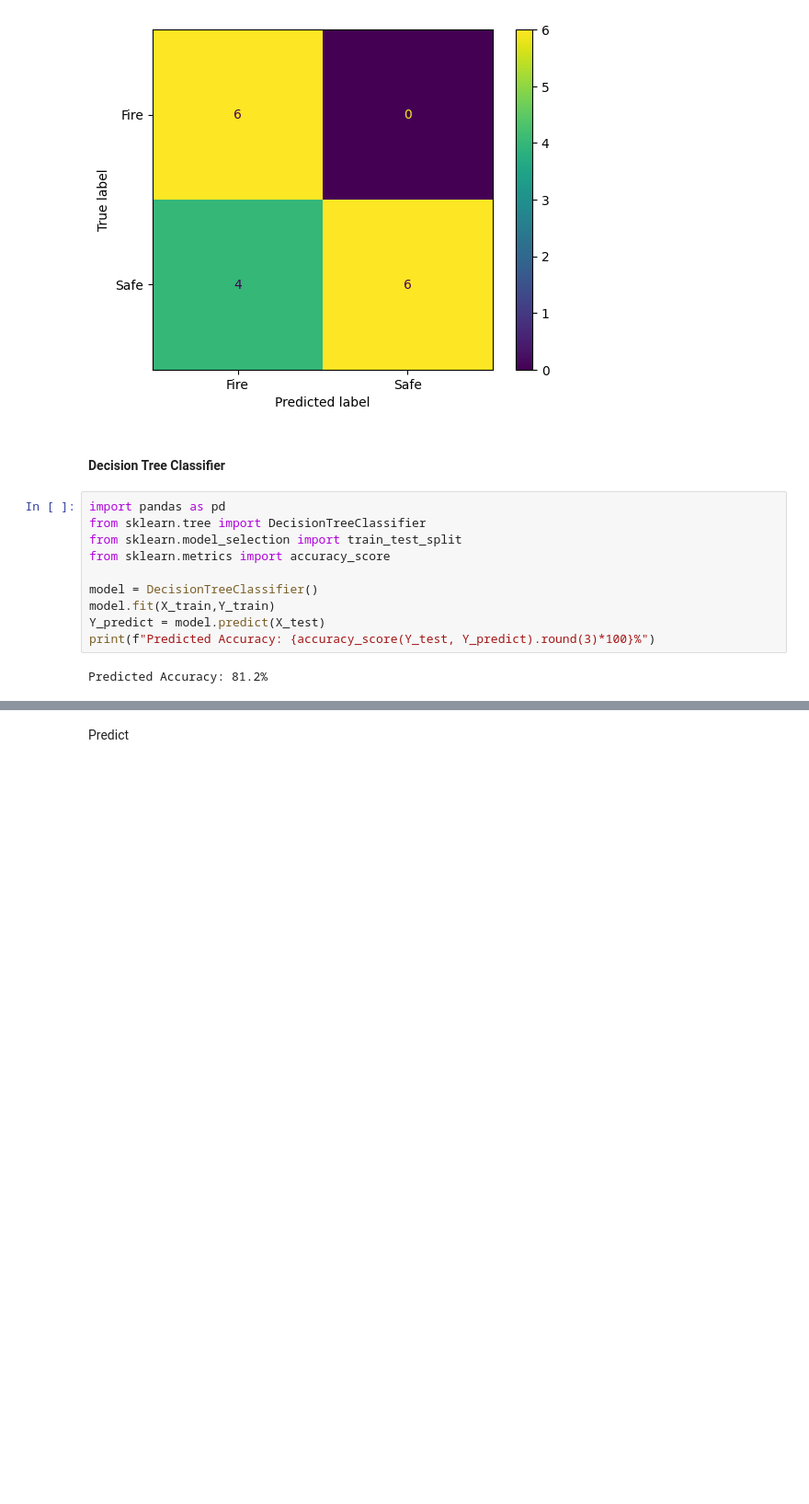
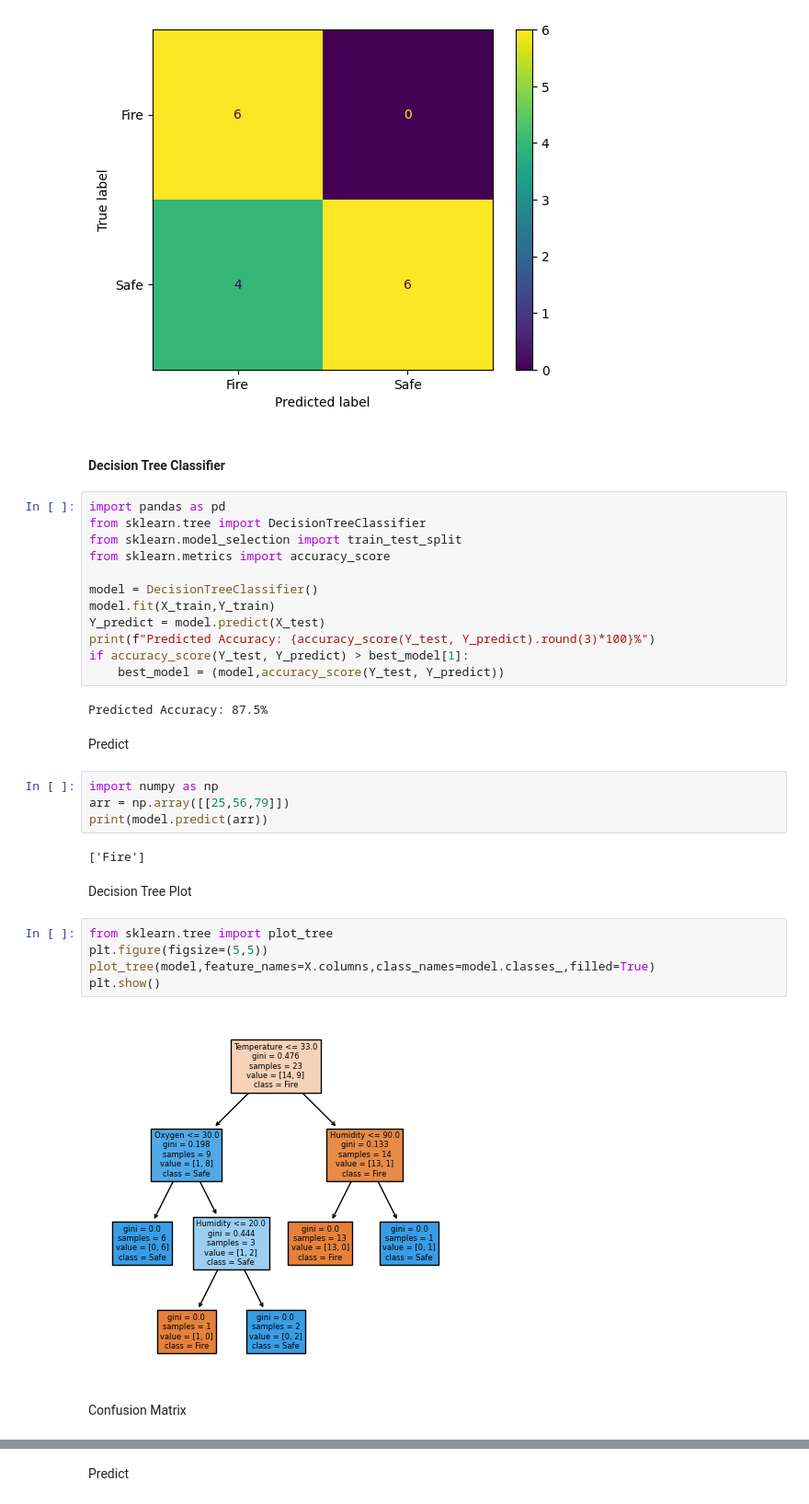
Before and after one commit to RampageousRJ/Forest-Fire-Prediction, a Jupyter notebook: model.ipynb, the cells around one changed output, grey strips where cells are left out. Shown: that part at 92% size. Drawn from its saved outputs; the diff is of its cells as text; blank space fills up the shorter version.

```diff
--- a/model.ipynb
+++ b/model.ipynb
@@ -126,5 +128,26 @@ model = DecisionTreeClassifier()
 model.fit(X_train,Y_train)
 Y_predict = model.predict(X_test)
 print(f"Predicted Accuracy: {accuracy_score(Y_test, Y_predict).round(3)*100}%")
+if accuracy_score(Y_test, Y_predict) > best_model[1]:
+    best_model = (model,accuracy_score(Y_test, Y_predict))
 # %% [output]
-Predicted Accuracy: 81.2%
+Predicted Accuracy: 87.5%
+# %% [markdown]
+Predict
+# %%
+import numpy as np
+arr = np.array([[25,56,79]])
+print(model.predict(arr))
+# %% [output]
+['Fire']
+# %% [markdown]
+Decision Tree Plot
+# %%
+from sklearn.tree import plot_tree
+plt.figure(figsize=(5,5))
+plot_tree(model,feature_names=X.columns,class_names=model.classes_,filled=True)
+plt.show()
+# %% [output]
+[figure, added]
+# %% [markdown]
+Confusion Matrix
```
Also changed, not shown: parts of 17 cells of this notebook, 1 other file.
